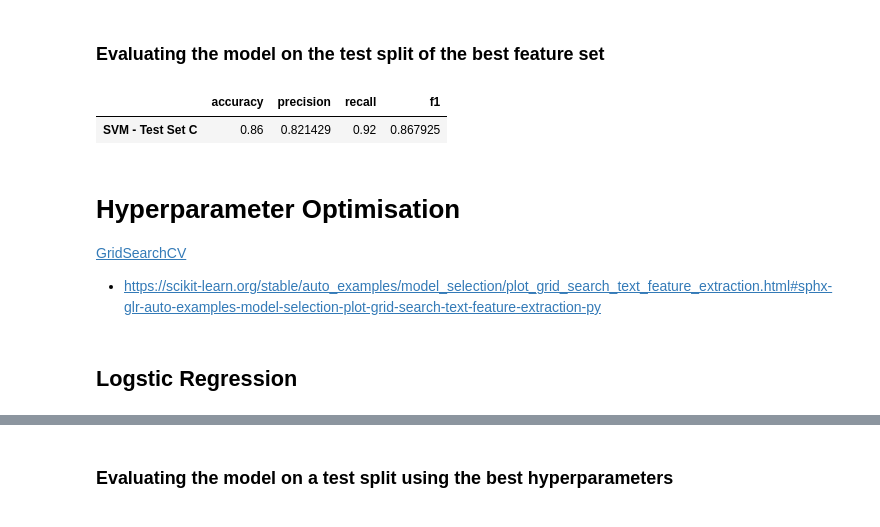
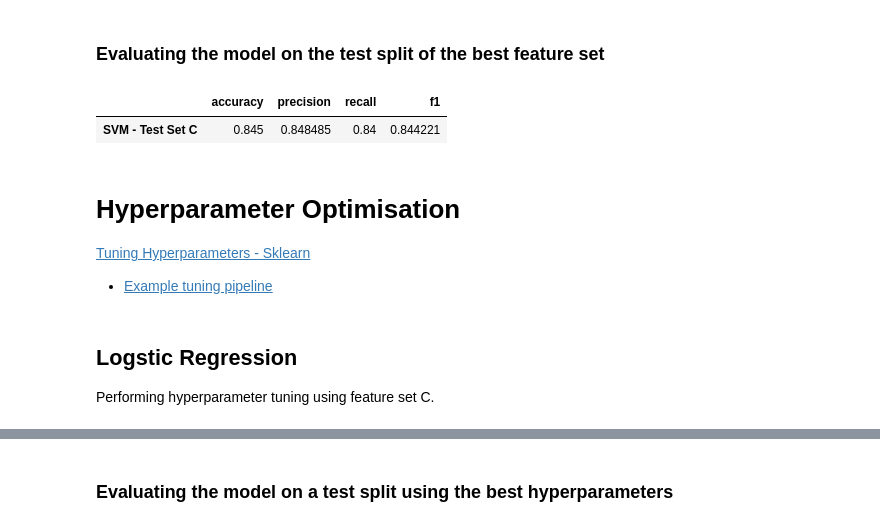
Before and after one commit to Wisaacj/Sentiment-Analysis, a Jupyter notebook: sgd_classification_and_svms.ipynb, the cells around one changed output, grey strips where cells are left out. Drawn from its saved outputs; the diff is of its cells as text; code cells hidden in the pictures.

Commit message:
Searching for better hyperparameters

```diff
--- a/sgd_classification_and_svms.ipynb
+++ b/sgd_classification_and_svms.ipynb
@@ -139,18 +133,18 @@ svm_performance
 ### Evaluating the model on the test split of the best feature set
 # %%
 classifier = SGDClassifier(**svm_default_hyperparams)
-classifier.fit(X_train_c, y_train_c)
+classifier.fit(X_train_b, y_train_b)
 
-test_predictions = classifier.predict(X_test_c)
-test_performance = BinaryClassifierEvaluator(y_test_c, test_predictions).get_summary().as_df()
+test_predictions = classifier.predict(X_test_b)
+test_performance = BinaryClassifierEvaluator(y_test_b, test_predictions).get_summary().as_df()
 
 test_performance.index = [f"SVM - Test Set C"]
 test_performance
 # %% [output]
 |  | accuracy | precision | recall | f1 |
-| SVM - Test Set C | 0.86 | 0.821429 | 0.92 | 0.867925 |
+| SVM - Test Set C | 0.845 | 0.848485 | 0.84 | 0.844221 |
 # %% [markdown]
 # Hyperparameter Optimisation
 
-[GridSearchCV](https://scikit-learn.org/stable/modules/grid_search.html#grid-search)
-- https://scikit-learn.org/stable/auto_examples/model_selection/plot_grid_search_text_feature_extraction.html#sphx-glr-auto-examples-model-selection-plot-grid-search-text-feature-extraction-py
+[Tuning Hyperparameters - Sklearn](https://scikit-learn.org/stable/modules/grid_search.html#grid-search)
+- [Example tuning pipeline](https://scikit-learn.org/stable/auto_examples/model_selection/plot_grid_search_text_feature_extraction.html#sphx-glr-auto-examples-model-selection-plot-grid-search-text-feature-extraction-py)
@@ -159,2 +161,4 @@ from sklearn.model_selection import RandomizedSearchCV
 # %% [markdown]
 ## Logstic Regression
+
+Performing hyperparameter tuning using feature set C.
```
Also changed, not shown: parts of 16 cells of this notebook.
